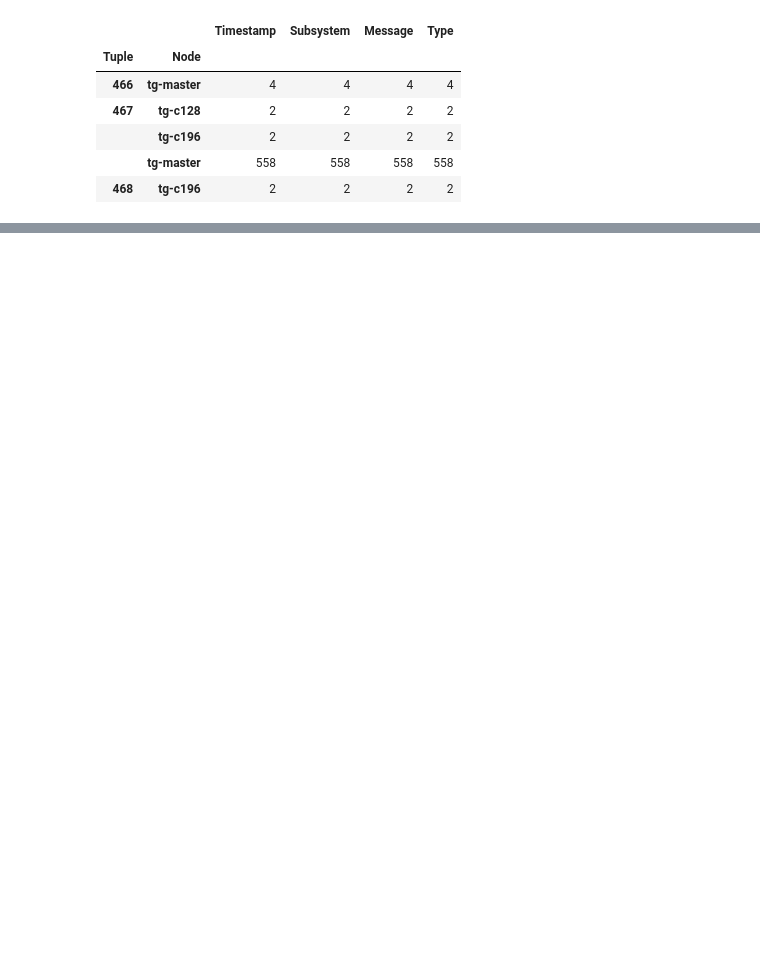
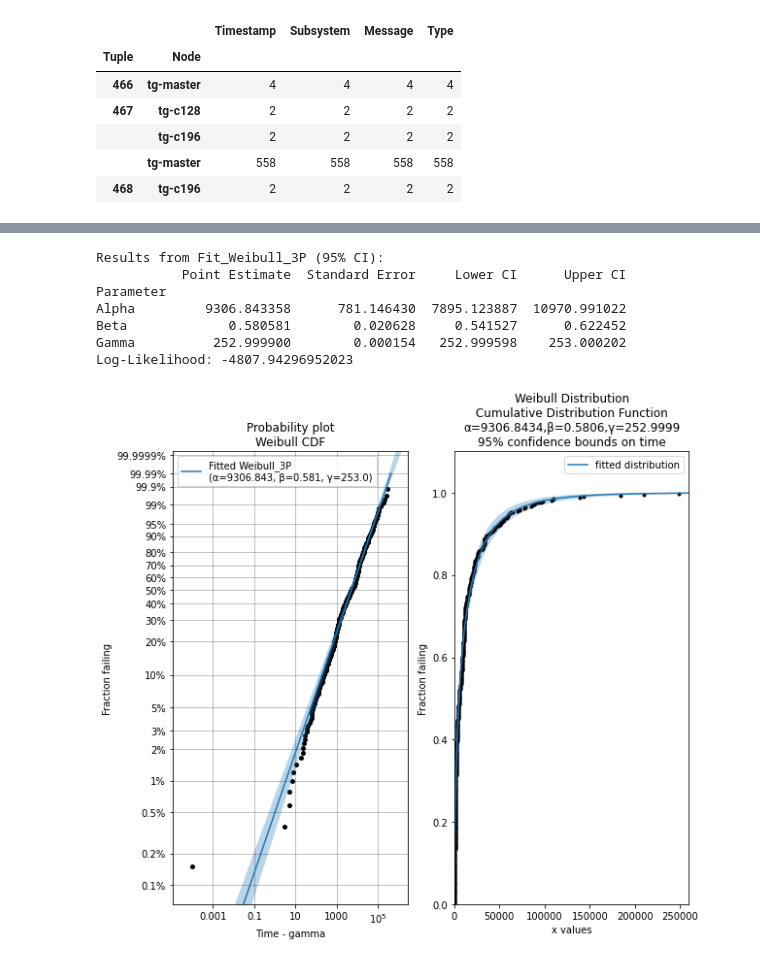
Before and after one commit to GuidoDC97/IE, a Jupyter notebook: Esercizio 5 FFDA/FFDA.ipynb, the cells around one changed output, grey strips where cells are left out. Cells and saved outputs as stored; diff of their text form; code cells hidden in the pictures; blank space fills up the shorter version.

```diff
--- a/Esercizio 5 FFDA/FFDA.ipynb
+++ b/Esercizio 5 FFDA/FFDA.ipynb
@@ -289,0 +332,22 @@ Estimate percentage of collision:  10.874200426439232
+# %%
+alpha = results.results.loc['Weibull_3P','Alpha']
+beta = results.results.loc['Weibull_3P','Beta']
+gamma = results.results.loc['Weibull_3P','Gamma']
+
+plt.subplot(121)
+fit = Fit_Weibull_3P(failures=data)
+plt.subplot(122)
+fit.distribution.CDF(label='fitted distribution')
+plot_points(failures=data, func='CDF')
+
+plt.legend()
+plt.show()
+# %% [output]
+Results from Fit_Weibull_3P (95% CI):
+           Point Estimate  Standard Error     Lower CI      Upper CI
+Parameter
+Alpha         9306.843358      781.146430  7895.123887  10970.991022
+Beta             0.580581        0.020628     0.541527      0.622452
+Gamma          252.999900        0.000154   252.999598    253.000202
+Log-Likelihood: -4807.94296952023
+[figure, added]
```
Also changed, not shown: parts of 46 cells of this notebook, 30 other files.
